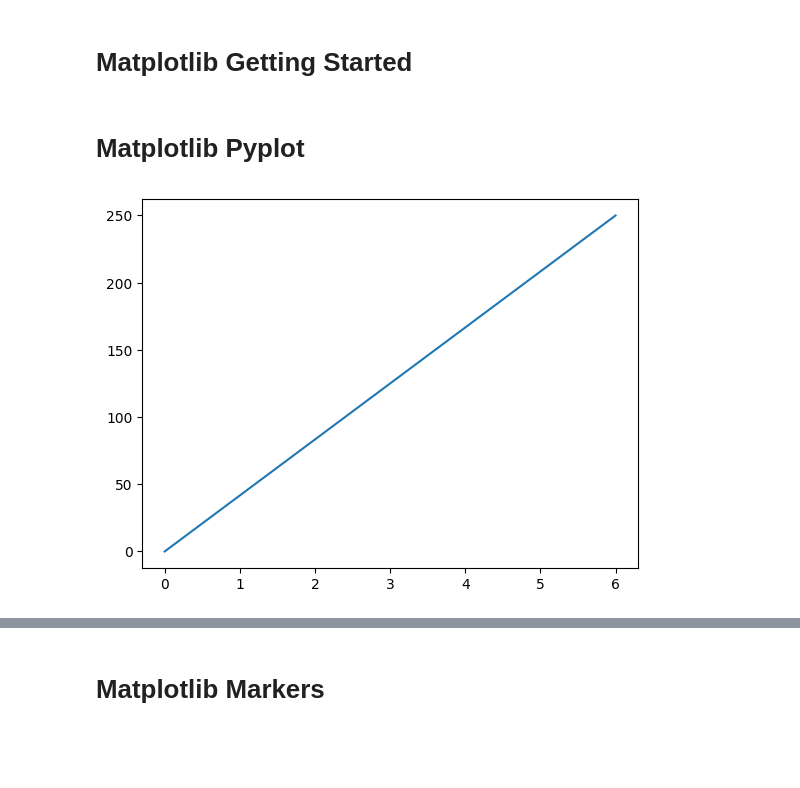
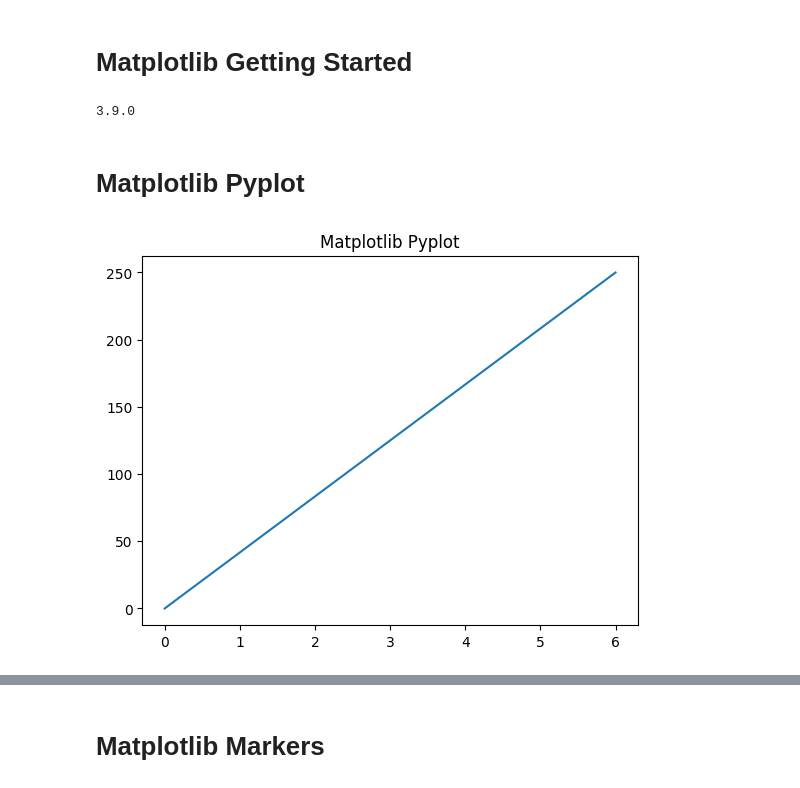
Before and after one commit to HosseinPashapour/Assignment_37, a Jupyter notebook: Matplotlib.ipynb, the cells around one changed output, grey strips where cells are left out. Saved outputs shown, nothing was run; the diff lists cells and outputs as text; code cells hidden in the pictures; blank space fills up the shorter version.

```diff
--- a/Matplotlib.ipynb
+++ b/Matplotlib.ipynb
@@ -3,13 +3,21 @@
 # %%
 import matplotlib.pyplot as plt
 import numpy as np
+# %%
+import matplotlib
+
+print(matplotlib.__version__)
+# %% [output]
+3.9.0
 # %% [markdown]
 # Matplotlib Pyplot
 # %%
 xpoints = np.array([0, 6])
 ypoints = np.array([0, 250])
 
+plt.title("Matplotlib Pyplot")
+
 plt.plot(xpoints, ypoints)
 plt.show()
 # %% [output]
-[figure, old version]
+[figure, new version]
```
Also changed, not shown: parts of 46 cells of this notebook, 10 other files.
